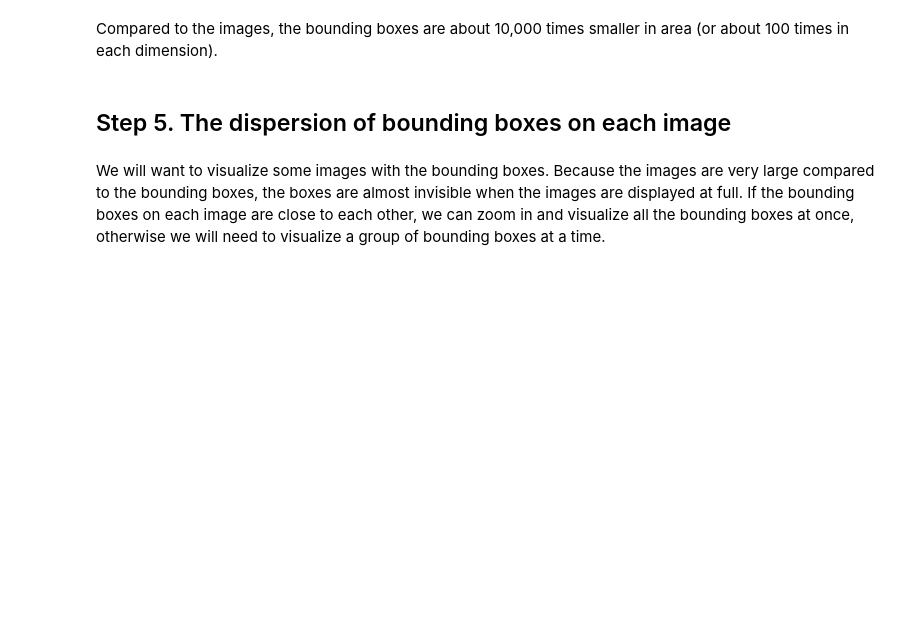
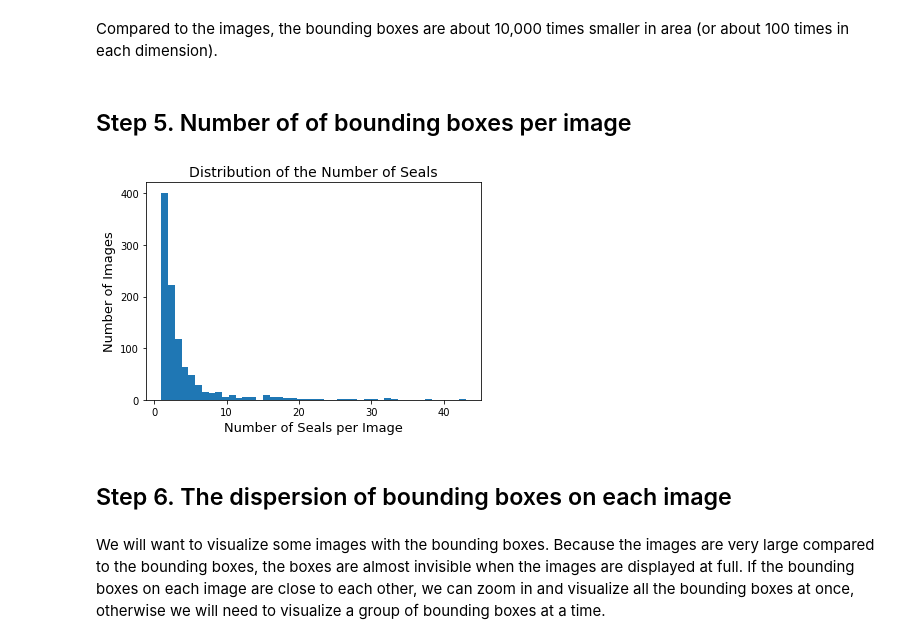
Before and after one commit to CodyCan/Detecting-and-Classifying-Ice-Seals, a Jupyter notebook: code/02_EDA_Anchor_Optimization.ipynb, the cells around one changed output. Saved outputs shown, nothing was run; the diff lists cells and outputs as text; code cells hidden in the pictures; blank space fills up the shorter version.

```diff
--- a/code/02_EDA_Anchor_Optimization.ipynb
+++ b/code/02_EDA_Anchor_Optimization.ipynb
@@ -449,8 +429,20 @@ data[["width", "height", "area"]].describe()
 | max | 150.000000 | 144.000000 | 12412.000000 |
 # %% [markdown]
 Compared to the images, the bounding boxes are about 10,000 times smaller in area (or about 100 times in each dimension).
+# %% [markdown]
+## Step 5. Number of of bounding boxes per image
+# %%
+data["filename"].value_counts().hist(bins = 45)
+plt.title("Distribution of the Number of Seals", fontsize=14)
+plt.xlabel("Number of Seals per Image", fontsize=13)
+plt.ylabel("Number of Images", fontsize=13)
+plt.yticks(ticks=list(range(0,500,100)), labels=[str(i) for i in range(0,500,100)])
+plt.grid(False)
+plt.savefig("/content/gdrive/MyDrive/project_6/output/obj_per_image.png", dpi=300, transparent = True);
+# %% [output]
+[figure, added]
 # %% [markdown]
-## Step 5. The dispersion of bounding boxes on each image
+## Step 6. The dispersion of bounding boxes on each image
 # %% [markdown]
 We will want to visualize some images with the bounding boxes. Because the images are very large compared to the bounding boxes, the boxes are almost invisible when the images are displayed at full. If the bounding boxes on each image are close to each other, we can zoom in and visualize all the bounding boxes at once, otherwise we will need to visualize a group of bounding boxes at a time.
 # %%
```
Also changed, not shown: parts of 18 cells of this notebook, 15 other files.
